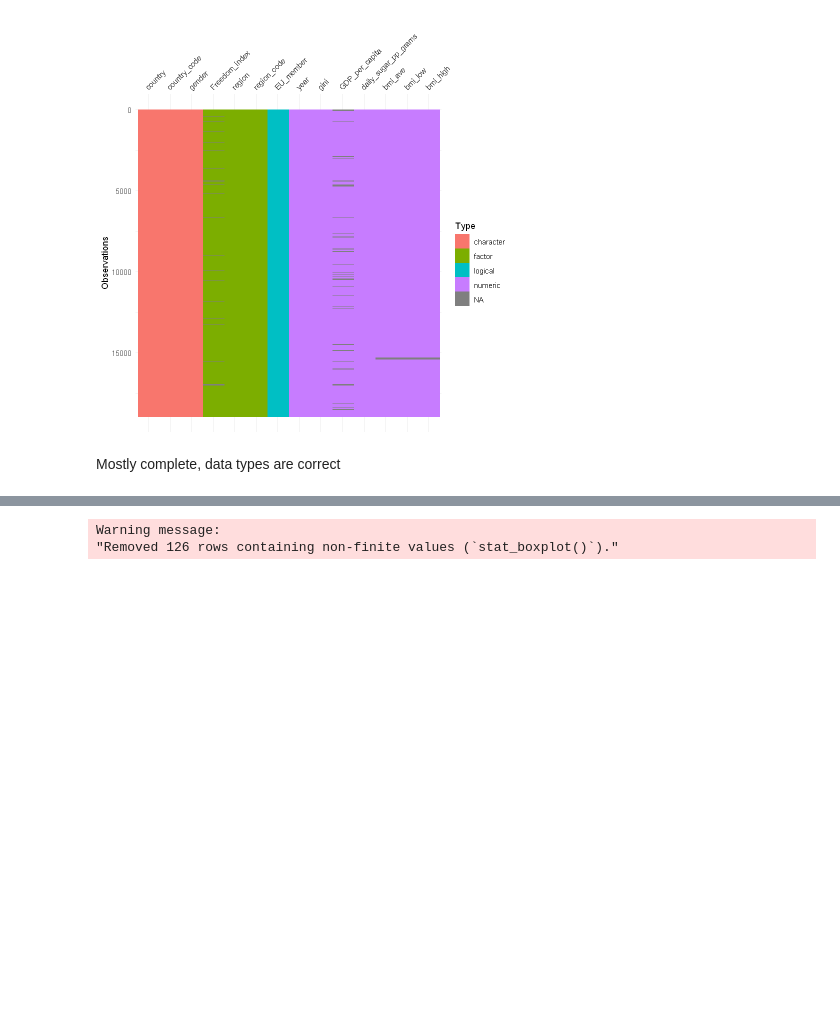
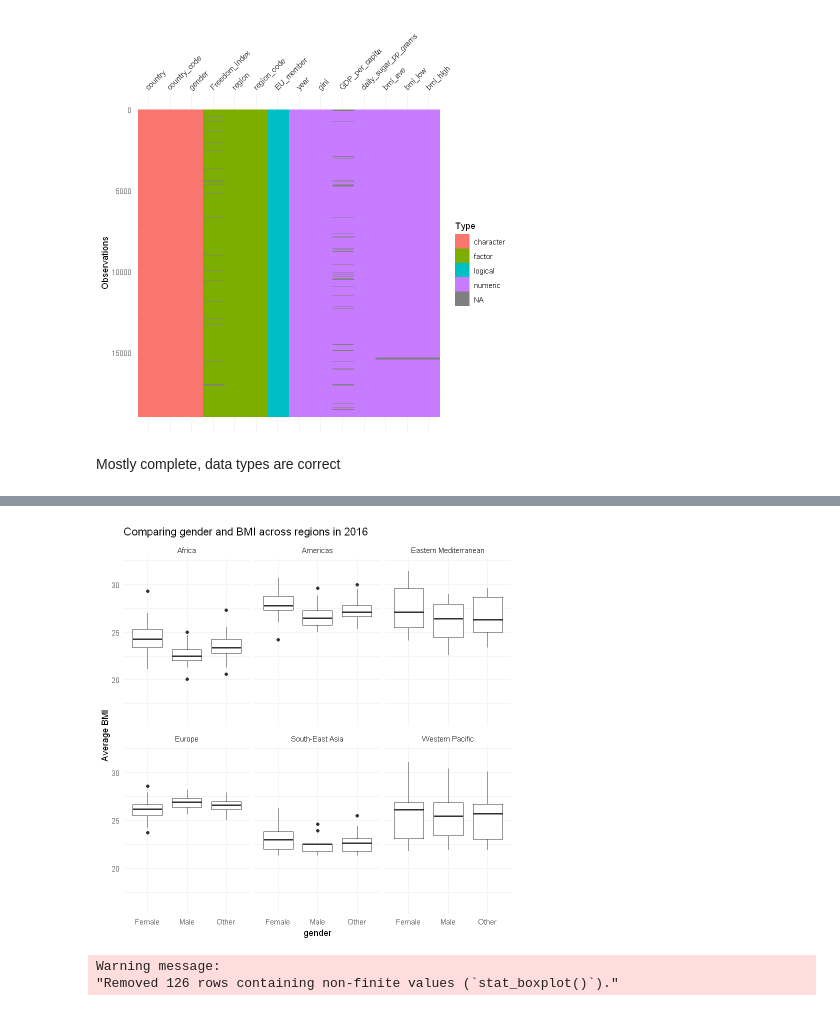
Before and after one commit to jacobm3642/data201-group-project, a Jupyter notebook: Combined_Data.ipynb, the cells around one changed output, grey strips where cells are left out. Cells and saved outputs as stored; diff of their text form; code cells hidden in the pictures; blank space fills up the shorter version.

```diff
--- a/Combined_Data.ipynb
+++ b/Combined_Data.ipynb
@@ -335,0 +355,14 @@ Warning message:
+# %%
+plot1 = dff %>%
+        filter(year == 2016) %>%
+        ggplot(aes(
+            x=gender,
+            y=bmi_ave)) +
+        geom_boxplot() +
+        facet_wrap(~region) +
+        theme_minimal() +
+    labs(title = 'Comparing gender and BMI across regions in 2016',
+         y = 'Average BMI') +
+    ylim(16, 32)
+plot1
+# %% [output]
@@ -336,3 +371,4 @@ Warning message:
+[figure, added]
 # %%
 plot2 = dff %>%
 
```
Also changed, not shown: parts of 7 cells of this notebook, 4 other files.
